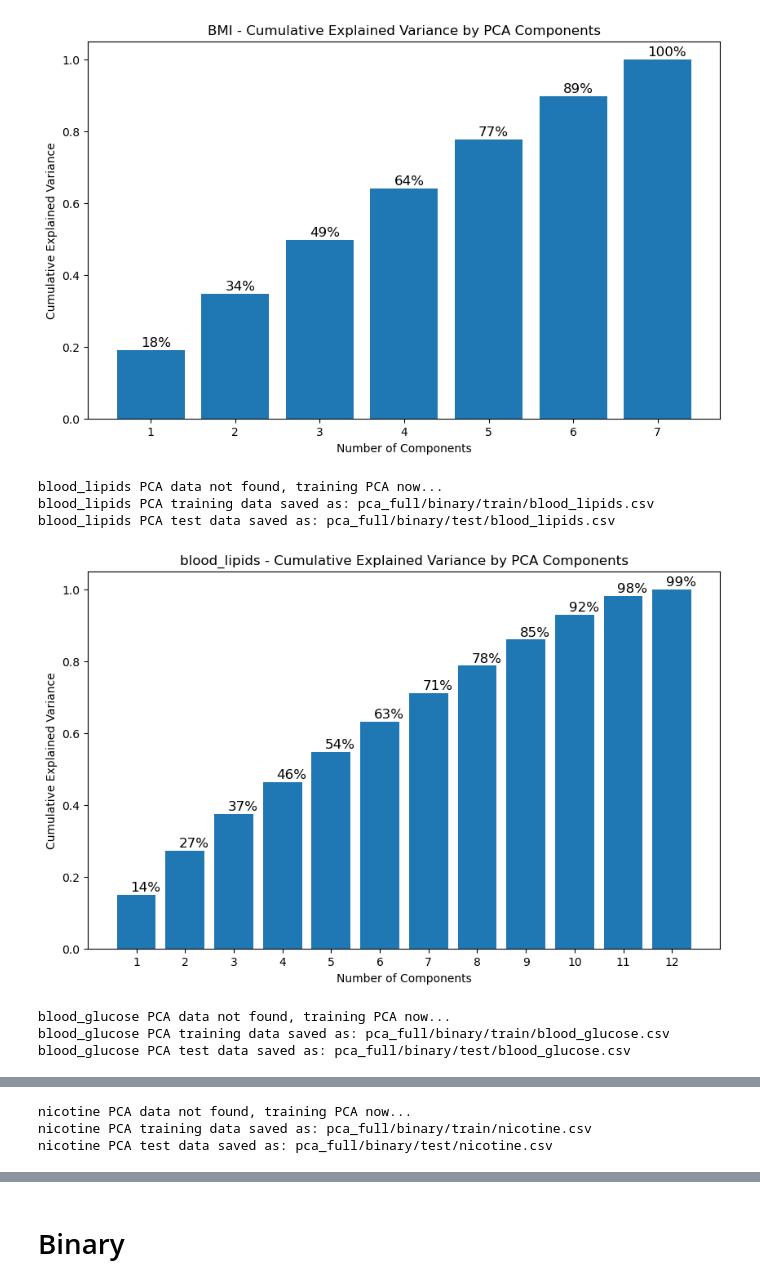
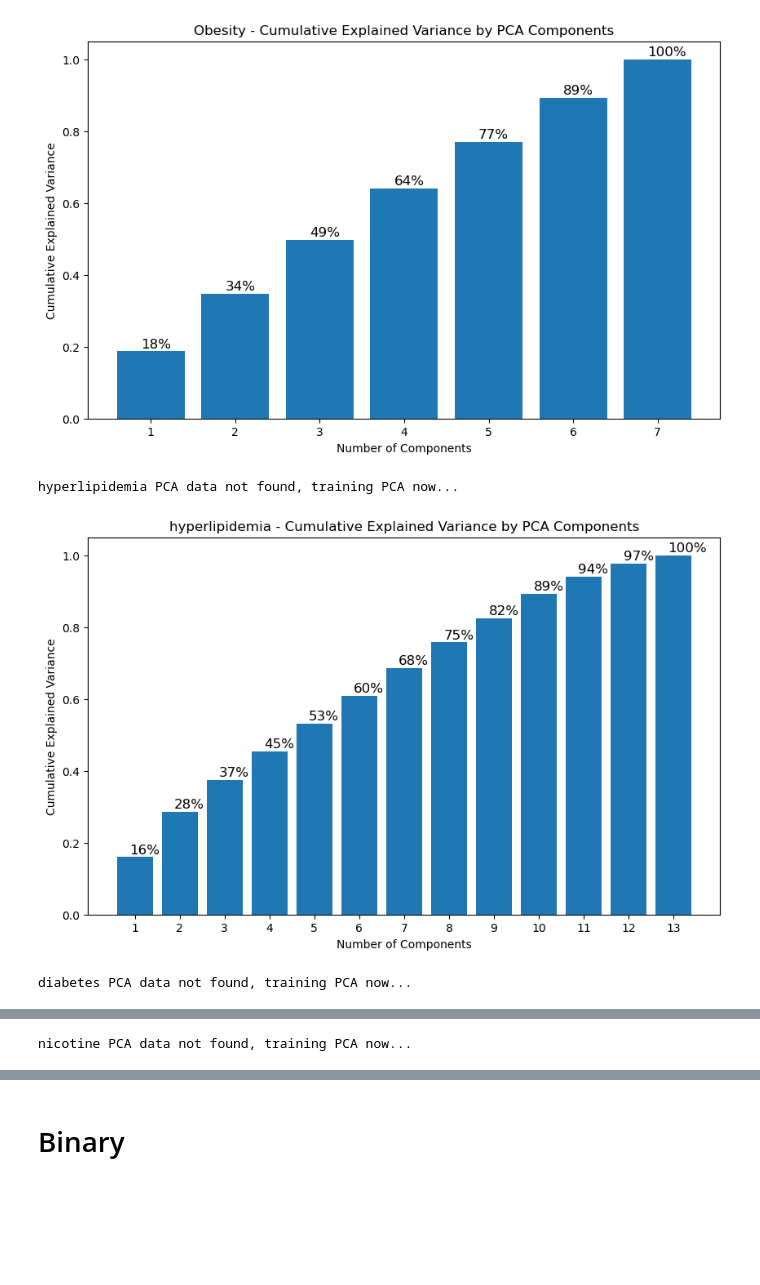
Before and after one commit to yangmeng96/sna, a Jupyter notebook: run_clf.ipynb, the cells around one changed output, grey strips where cells are left out. Cells and saved outputs as stored; diff of their text form; code cells hidden in the pictures; blank space fills up the shorter version.

```diff
--- a/run_clf.ipynb
+++ b/run_clf.ipynb
@@ -1,5 +1,6 @@
 # %%
 import pandas as pd
+import numpy as np
 from sklearn.model_selection import train_test_split
 
 from preprocessing import preprocessing
@@ -7,9 +8,13 @@ from pca import pca_load
 from pca_all import pca_load_all
 from baseline import baseline
 from lr import LR
-from lr import LR_P
+#from lr import LR_P
 from rf import RF
 from nn import nn_load
+from ae import ae_load
+from nn_rf import nn_separate_load
+from roc import ROC
+
 
 import statsmodels.api as sm
 from sklearn.metrics import accuracy_score
@@ -33,29 +38,68 @@ X = pd.read_csv("data/stroke_data_" + datatype + filename_add*"_full" + ".csv")
 X.dropna(inplace=True)
 X_train, X_test = train_test_split(X, test_size=0.2, random_state=42)
 
+# disease_mapping = {
+#     "Obesity": ['E65','E66','E67','E68'],
+#     "hyperlipidemia": ['E78'],
+#     "diabetes": ['E10','E11','E12','E13','E14'],
+#     "hypertension": ['I10','I11','I12','I13','I15'],
+#     "nicotine":['F17','Z72'],
+#     "alcohol":['F10'],
+#     "af":['I48'],
+#     "heart_diseases":['I20','I21','I22','I24','I25'],
+#     "strokes":['I63','I64','I60','G45','I61'],
+# }
+
+# reverse_mapping = {}
+# for category, codes in disease_mapping.items():
+#     for code in codes:
+#         reverse_mapping[code] = category
+
+# columns_by_category = {category: [] for category in disease_mapping}
+
+# for column in X_train.columns:
+#     for code in reverse_mapping.keys():
+#         if column.startswith(code):
+#             category = reverse_mapping[code]
+#             columns_by_category[category].append(column)
+#             break
+
+# disease_mapping = columns_by_category
+# for category, columns in columns_by_category.items():
+#     print(f"Category '{category}' has columns: {columns}")
+# ###
+
+# last_key = next(reversed(columns_by_category))
+# last_value = columns_by_category[last_key]
+# X_train["stroke"] = X_train[last_value].sum(axis=1)
+# X_test["stroke"] = X_test[last_value].sum(axis=1)
+
 disease_mapping = {
-    #"BMI": ['Z68','E65','E66','E67','E68'],
-    "BMI": ['E65','E66'],
-    "blood_lipids": ['E78'],
-    "blood_glucose": ['E10','E11'],
-#     "hypertensive": ['I10','I11','I12','I13','I14','I15','I16'],
-    "hypertensive": ['I10','I11','I12','I13','I15','I16'],
+    "Obesity": ['E65','E66','E67','E68'],
+    "hyperlipidemia": ['E78'],
+    "diabetes": ['E10','E11','E12','E13','E14'],
+    "hypertension": ['I10','I11','I12','I13','I15'],
     "nicotine":['F17','Z72'],
-    "alcohol":['F10']
+    "alcohol":['F10'],
+    "af":['I48'],
+    "heart_diseases":['I20','I21','I22','I24','I25'],
+    "strokes":['I63','I64','I60','G45','I61'],
 }
 
 # pca vs. baseline
 train, test = pca_load(datatype, disease_mapping, X_train, X_test, code_type, pc0_only=True)
-# X_train, X_test = pca_load_all(datatype, X_train, X_test)
+# #X_train, X_test = pca_load_all(datatype, X_train, X_test)
 max_train, max_test = baseline(datatype, disease_mapping, "max", X_train, X_test)
 sum_train, sum_test = baseline(datatype, disease_mapping, "sum", X_train, X_test)
 nn_train, nn_test = nn_load(datatype, disease_mapping, X_train, X_test, code_type)
-
-print(X_train.shape, X_test.shape)
+ae_train, ae_test = ae_load(datatype, disease_mapping, X_train, X_test, code_type)
+# nn_rf_train, nn_rf_test = nn_separate_load(datatype, disease_mapping, X_train, X_test, code_type)
 
 
 print(train.shape, test.shape)
 print(max_train.shape, max_test.shape)
 print(sum_train.shape, sum_test.shape)
 print(nn_train.shape,nn_test.shape)
+print(ae_train.shape,ae_test.shape)
+# print(nn_rf_train.shape, nn_rf_test.shape)
 # %% [output]
@@ -65,8 +107,4 @@ BMI PCA test data saved as: pca_full/binary/test/BMI.csv
-[figure, old version]
+[figure, new version]
-blood_lipids PCA data not found, training PCA now...
-blood_lipids PCA training data saved as: pca_full/binary/train/blood_lipids.csv
-blood_lipids PCA test data saved as: pca_full/binary/test/blood_lipids.csv
+hyperlipidemia PCA data not found, training PCA now...
-[figure, old version]
+[figure, new version]
-blood_glucose PCA data not found, training PCA now...
-blood_glucose PCA training data saved as: pca_full/binary/train/blood_glucose.csv
-blood_glucose PCA test data saved as: pca_full/binary/test/blood_glucose.csv
+diabetes PCA data not found, training PCA now...
@@ -78,3 +114 @@ hypertensive PCA test data saved as: pca_full/binary/test/hypertensive.csv
 nicotine PCA data not found, training PCA now...
-nicotine PCA training data saved as: pca_full/binary/train/nicotine.csv
-nicotine PCA test data saved as: pca_full/binary/test/nicotine.csv
```
Also changed, not shown: parts of 4 cells of this notebook, 2 other files.
